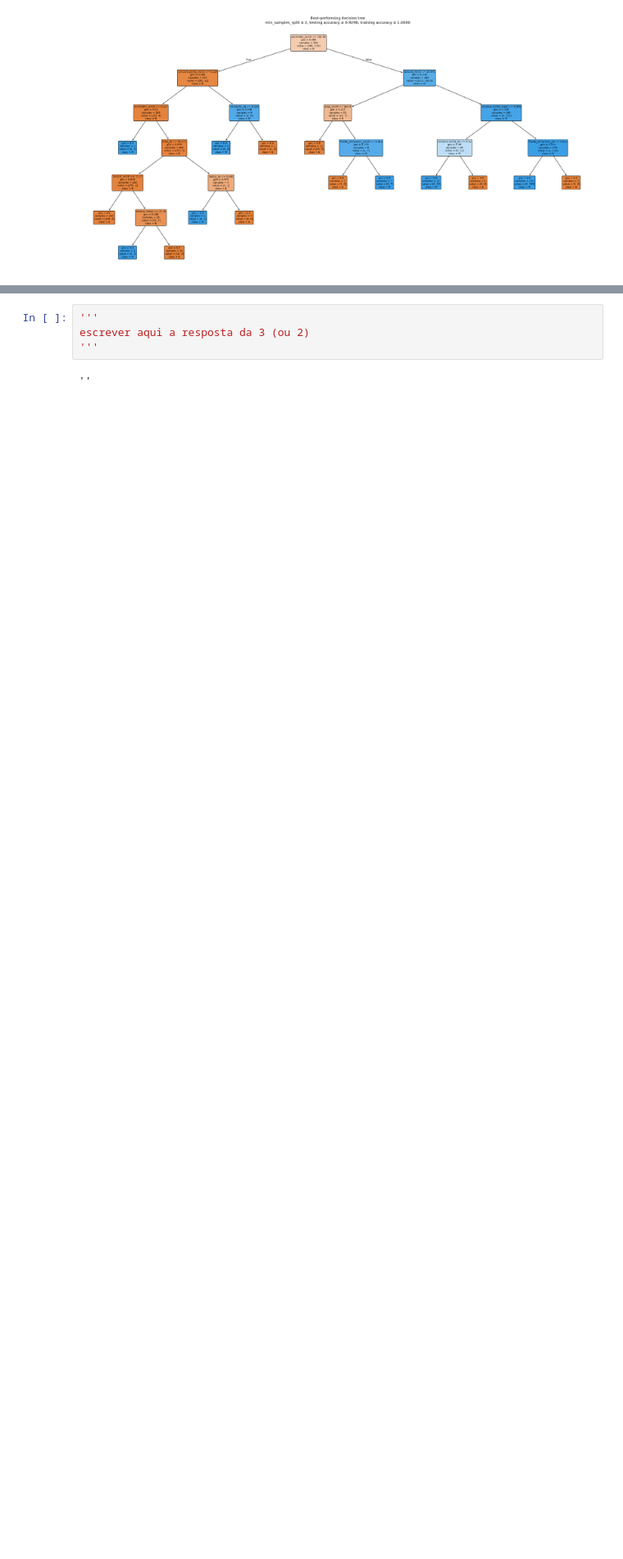
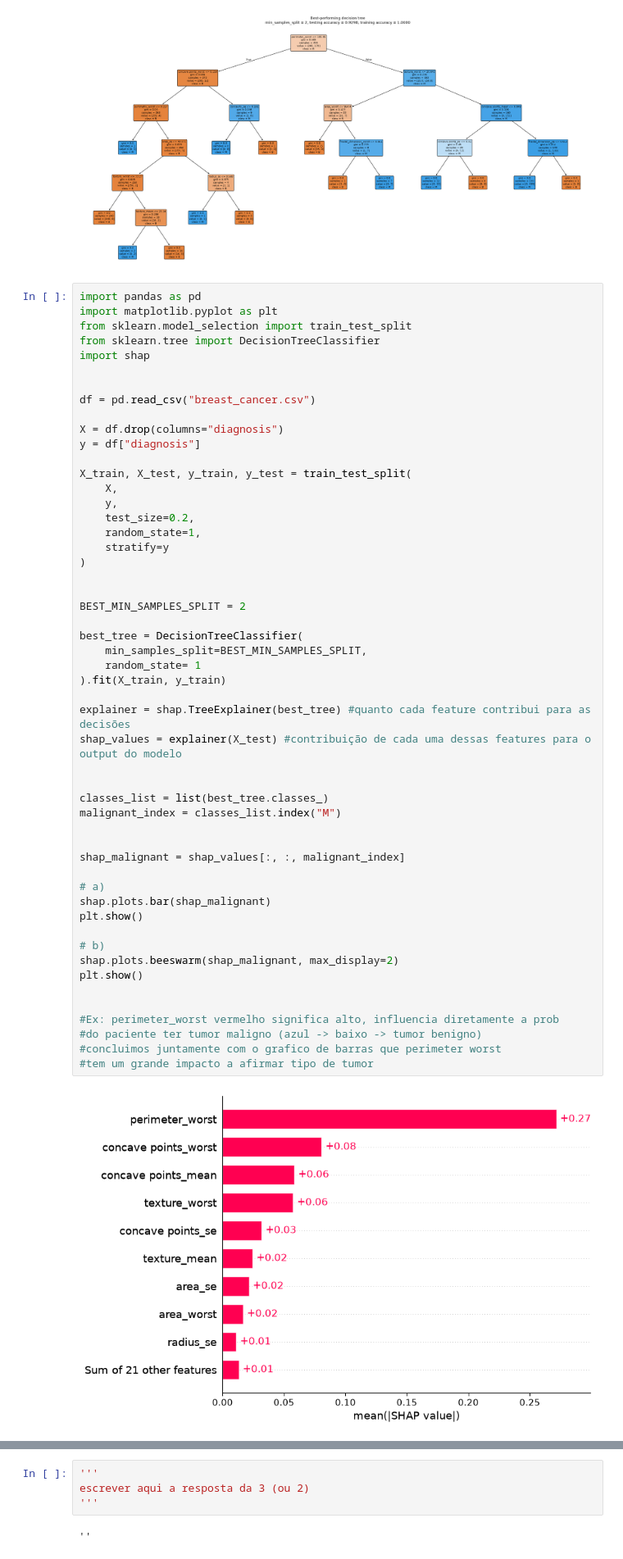
Before and after one commit to nunoBaltasar/Apre, a Jupyter notebook: G_notebook.ipynb, the cells around one changed output, grey strips where cells are left out. Shown at 82% size. Saved outputs shown, nothing was run; the diff lists cells and outputs as text; blank space fills up the shorter version.

```diff
--- a/G_notebook.ipynb
+++ b/G_notebook.ipynb
@@ -109,3 +109,57 @@ plt.show()
 # %% [output]
 [figure]
 [figure]
+# %%
+import pandas as pd
+import matplotlib.pyplot as plt
+from sklearn.model_selection import train_test_split
+from sklearn.tree import DecisionTreeClassifier
+import shap
+
+
+df = pd.read_csv("breast_cancer.csv")
+
+X = df.drop(columns="diagnosis")
+y = df["diagnosis"]
+
+X_train, X_test, y_train, y_test = train_test_split(
+    X,
+    y,
+    test_size=0.2,
+    random_state=1,
+    stratify=y
+)
+
+
+BEST_MIN_SAMPLES_SPLIT = 2
+
+best_tree = DecisionTreeClassifier(
+    min_samples_split=BEST_MIN_SAMPLES_SPLIT,
+    random_state= 1
+).fit(X_train, y_train)
+
+explainer = shap.TreeExplainer(best_tree) #quanto cada feature contribui para as decisões
+shap_values = explainer(X_test) #contribuição de cada uma dessas features para o output do modelo
+
+
+classes_list = list(best_tree.classes_)
+malignant_index = classes_list.index("M")
+
+
+shap_malignant = shap_values[:, :, malignant_index]
+
+# a)
+shap.plots.bar(shap_malignant)
+plt.show()
+
+# b)
+shap.plots.beeswarm(shap_malignant, max_display=2)
+plt.show()
+
+
+#Ex: perimeter_worst vermelho significa alto, influencia diretamente a prob
+#do paciente ter tumor maligno (azul -> baixo -> tumor benigno)
+#concluimos juntamente com o grafico de barras que perimeter worst
+#tem um grande impacto a afirmar tipo de tumor
+# %% [output]
+[figure, added]
```
Also changed, not shown: parts of 1 cell of this notebook.
